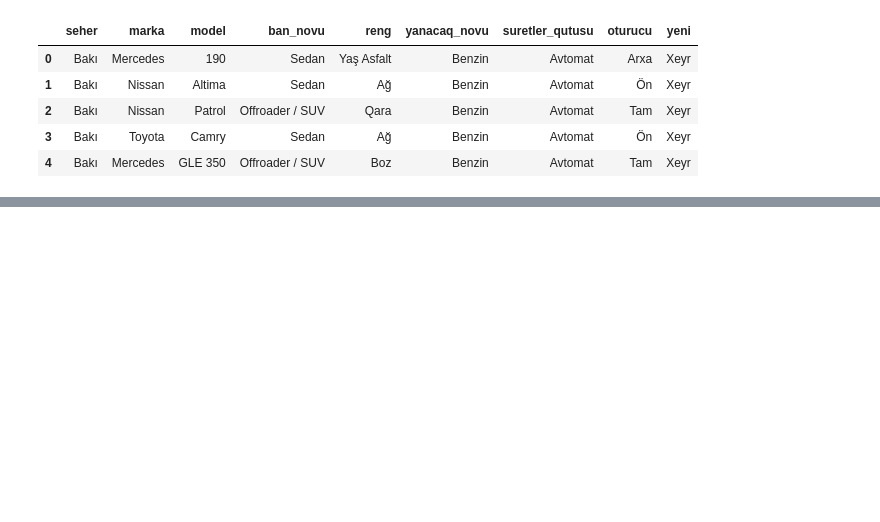
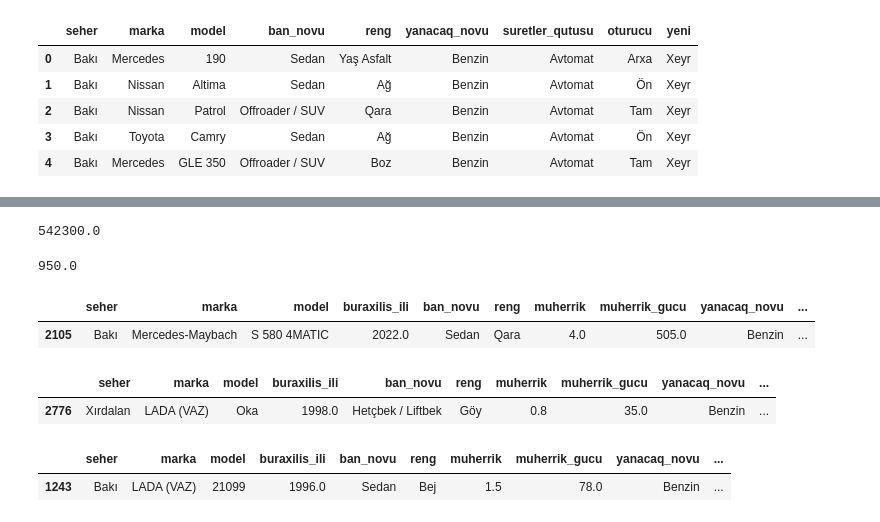
Before and after one commit to elnursahbalayev/UpData, a Jupyter notebook: Data Science Bootcamp/Allahveren bey/Session notes/turboaz.ipynb, the cells around one changed output, grey strips where cells are left out. Cells and saved outputs as stored; diff of their text form; code cells hidden in the pictures; blank space fills up the shorter version.

```diff
--- a/Data Science Bootcamp/Allahveren bey/Session notes/turboaz.ipynb
+++ b/Data Science Bootcamp/Allahveren bey/Session notes/turboaz.ipynb
@@ -274,0 +280,23 @@ df_num.corr()
+# %%
+df['qiymet_AZN'].max()
+# %% [output]
+542300.0
+# %%
+df['qiymet_AZN'].min()
+# %% [output]
+950.0
+# %%
+df[df['qiymet_AZN']==df['qiymet_AZN'].max()]
+# %% [output]
+|  | seher | marka | model | buraxilis_ili | ban_novu | reng | muherrik | muherrik_gucu | yanacaq_novu | ... |
+| 2105 | Bakı | Mercedes-Maybach | S 580 4MATIC | 2022.0 | Sedan | Qara | 4.0 | 505.0 | Benzin | ... |
+# %%
+df[df['qiymet_AZN']==df['qiymet_AZN'].min()]
+# %% [output]
+|  | seher | marka | model | buraxilis_ili | ban_novu | reng | muherrik | muherrik_gucu | yanacaq_novu | ... |
+| 2776 | Xırdalan | LADA (VAZ) | Oka | 1998.0 | Hetçbek / Liftbek | Göy | 0.8 | 35.0 | Benzin | ... |
+# %%
+df[df['yurus']==df['yurus'].max()]
+# %% [output]
+|  | seher | marka | model | buraxilis_ili | ban_novu | reng | muherrik | muherrik_gucu | yanacaq_novu | ... |
+| 1243 | Bakı | LADA (VAZ) | 21099 | 1996.0 | Sedan | Bej | 1.5 | 78.0 | Benzin | ... |
```
Also changed, not shown: parts of 4 cells of this notebook.
